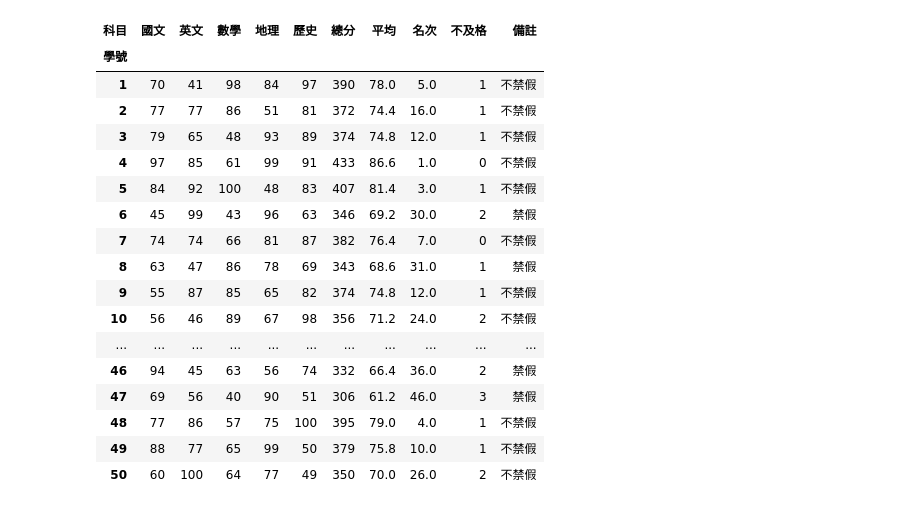
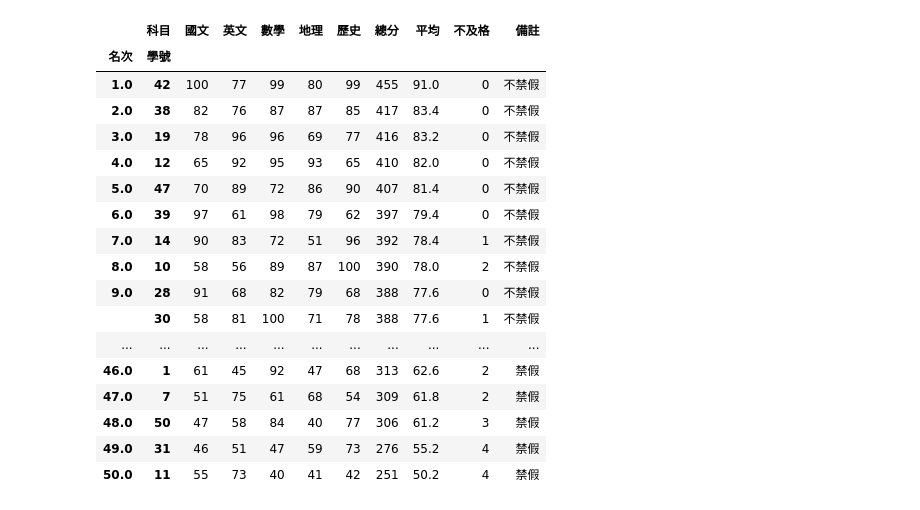
Before and after one commit to SurferLin/Nixon, a Jupyter notebook: lesson16_2.ipynb, the cells around one changed output. Saved outputs shown, nothing was run; the diff lists cells and outputs as text; code cells hidden in the pictures.

```diff
--- a/lesson16_2.ipynb
+++ b/lesson16_2.ipynb
@@ -102,24 +102,24 @@ def fun4(value:float)->str:
     return "禁假" if value <70 else "不禁假"
 
 scores_df["備註"] = scores_df['平均'].map(fun4)
-# %%
-scores_df
-# %% [output]
-| 科目 | 國文 | 英文 | 數學 | 地理 | 歷史 | 總分 | 平均 | 名次 | 不及格 | 備註 |
-| 學號 |  |  |  |  |  |  |  |  |  |  |
-| 1 | 70 | 41 | 98 | 84 | 97 | 390 | 78.0 | 5.0 | 1 | 不禁假 |
-| 2 | 77 | 77 | 86 | 51 | 81 | 372 | 74.4 | 16.0 | 1 | 不禁假 |
-| 3 | 79 | 65 | 48 | 93 | 89 | 374 | 74.8 | 12.0 | 1 | 不禁假 |
-| 4 | 97 | 85 | 61 | 99 | 91 | 433 | 86.6 | 1.0 | 0 | 不禁假 |
-| 5 | 84 | 92 | 100 | 48 | 83 | 407 | 81.4 | 3.0 | 1 | 不禁假 |
-| 6 | 45 | 99 | 43 | 96 | 63 | 346 | 69.2 | 30.0 | 2 | 禁假 |
-| 7 | 74 | 74 | 66 | 81 | 87 | 382 | 76.4 | 7.0 | 0 | 不禁假 |
-| 8 | 63 | 47 | 86 | 78 | 69 | 343 | 68.6 | 31.0 | 1 | 禁假 |
-| 9 | 55 | 87 | 85 | 65 | 82 | 374 | 74.8 | 12.0 | 1 | 不禁假 |
-| 10 | 56 | 46 | 89 | 67 | 98 | 356 | 71.2 | 24.0 | 2 | 不禁假 |
-| ... | ... | ... | ... | ... | ... | ... | ... | ... | ... | ... |
-| 46 | 94 | 45 | 63 | 56 | 74 | 332 | 66.4 | 36.0 | 2 | 禁假 |
-| 47 | 69 | 56 | 40 | 90 | 51 | 306 | 61.2 | 46.0 | 3 | 禁假 |
-| 48 | 77 | 86 | 57 | 75 | 100 | 395 | 79.0 | 4.0 | 1 | 不禁假 |
-| 49 | 88 | 77 | 65 | 99 | 50 | 379 | 75.8 | 10.0 | 1 | 不禁假 |
-| 50 | 60 | 100 | 64 | 77 | 49 | 350 | 70.0 | 26.0 | 2 | 不禁假 |
+# %%
+scores_df.reset_index().set_index(['名次','學號']).sort_index(level='名次')
+# %% [output]
+|  | 科目 | 國文 | 英文 | 數學 | 地理 | 歷史 | 總分 | 平均 | 不及格 | 備註 |
+| 名次 | 學號 |  |  |  |  |  |  |  |  |  |
+| 1.0 | 42 | 100 | 77 | 99 | 80 | 99 | 455 | 91.0 | 0 | 不禁假 |
+| 2.0 | 38 | 82 | 76 | 87 | 87 | 85 | 417 | 83.4 | 0 | 不禁假 |
+| 3.0 | 19 | 78 | 96 | 96 | 69 | 77 | 416 | 83.2 | 0 | 不禁假 |
+| 4.0 | 12 | 65 | 92 | 95 | 93 | 65 | 410 | 82.0 | 0 | 不禁假 |
+| 5.0 | 47 | 70 | 89 | 72 | 86 | 90 | 407 | 81.4 | 0 | 不禁假 |
+| 6.0 | 39 | 97 | 61 | 98 | 79 | 62 | 397 | 79.4 | 0 | 不禁假 |
+| 7.0 | 14 | 90 | 83 | 72 | 51 | 96 | 392 | 78.4 | 1 | 不禁假 |
+| 8.0 | 10 | 58 | 56 | 89 | 87 | 100 | 390 | 78.0 | 2 | 不禁假 |
+| 9.0 | 28 | 91 | 68 | 82 | 79 | 68 | 388 | 77.6 | 0 | 不禁假 |
+|  | 30 | 58 | 81 | 100 | 71 | 78 | 388 | 77.6 | 1 | 不禁假 |
+| ... | ... | ... | ... | ... | ... | ... | ... | ... | ... | ... |
+| 46.0 | 1 | 61 | 45 | 92 | 47 | 68 | 313 | 62.6 | 2 | 禁假 |
+| 47.0 | 7 | 51 | 75 | 61 | 68 | 54 | 309 | 61.8 | 2 | 禁假 |
+| 48.0 | 50 | 47 | 58 | 84 | 40 | 77 | 306 | 61.2 | 3 | 禁假 |
+| 49.0 | 31 | 46 | 51 | 47 | 59 | 73 | 276 | 55.2 | 4 | 禁假 |
+| 50.0 | 11 | 55 | 73 | 40 | 41 | 42 | 251 | 50.2 | 4 | 禁假 |
```
Also changed, not shown: parts of 4 cells of this notebook, 3 other files.
